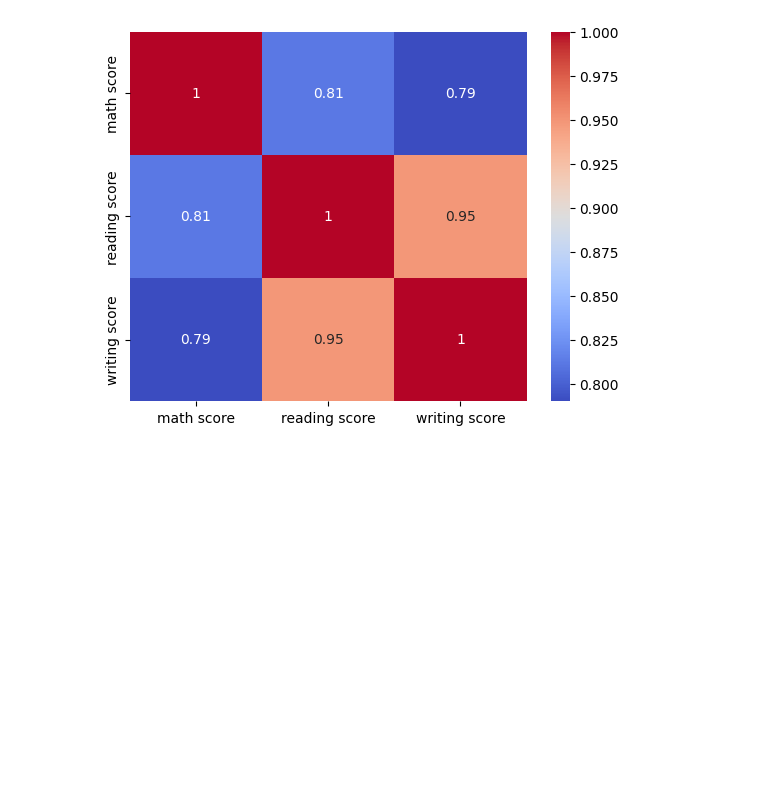
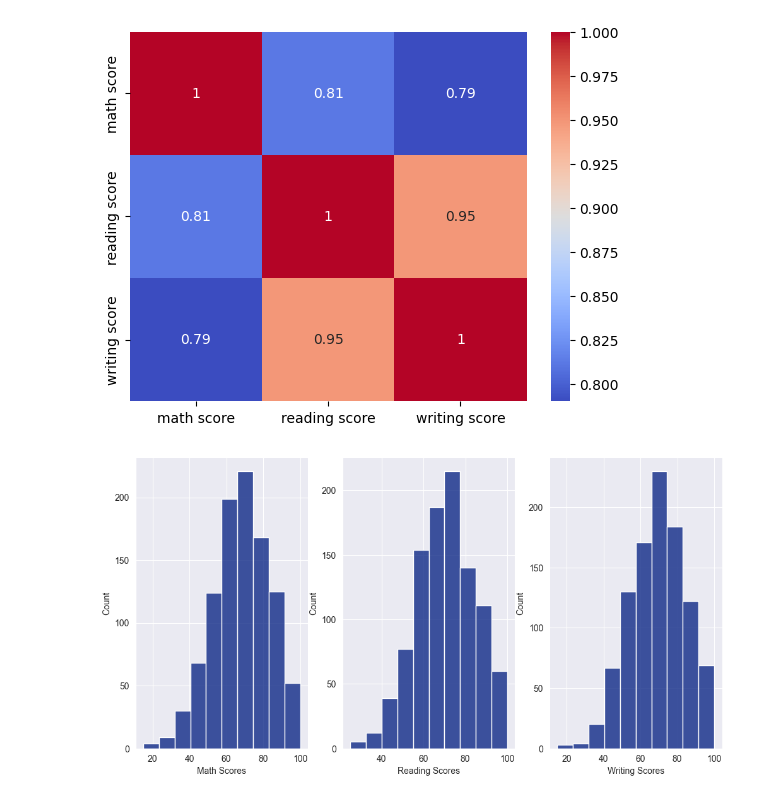
Before and after one commit to DanielPopoola/data-science-projects, a Jupyter notebook: Student-Performance-Prediction.ipynb, the cells around one changed output. Cells and saved outputs as stored; diff of their text form; code cells hidden in the pictures; blank space fills up the shorter version.

Commit message:
Further visualizations with seabron

```diff
--- a/Student-Performance-Prediction.ipynb
+++ b/Student-Performance-Prediction.ipynb
@@ -129,0 +137,18 @@ sns.heatmap(data[tests].corr(), annot=True,cmap='coolwarm')
+# %%
+fig, (ax0, ax1, ax2) = plt.subplots(nrows=1,ncols=3,sharey=False,figsize=(12,6))
+palette= 'dark'
+sns.set_palette(palette)
+sns.set_style('darkgrid')
+
+sns.histplot(data['math score'], ax=ax0,bins=10)
+ax0.set(xlabel='Math Scores')
+
+sns.histplot(data['reading score'],ax=ax1,bins=10)
+ax1.set(xlabel='Reading Scores')
+
+sns.histplot(data['writing score'], ax=ax2,bins=10)
+ax2.set(xlabel='Writing Scores')
+
+plt.show()
+# %% [output]
+[figure, added]
```
Also changed, not shown: parts of 6 cells of this notebook.
